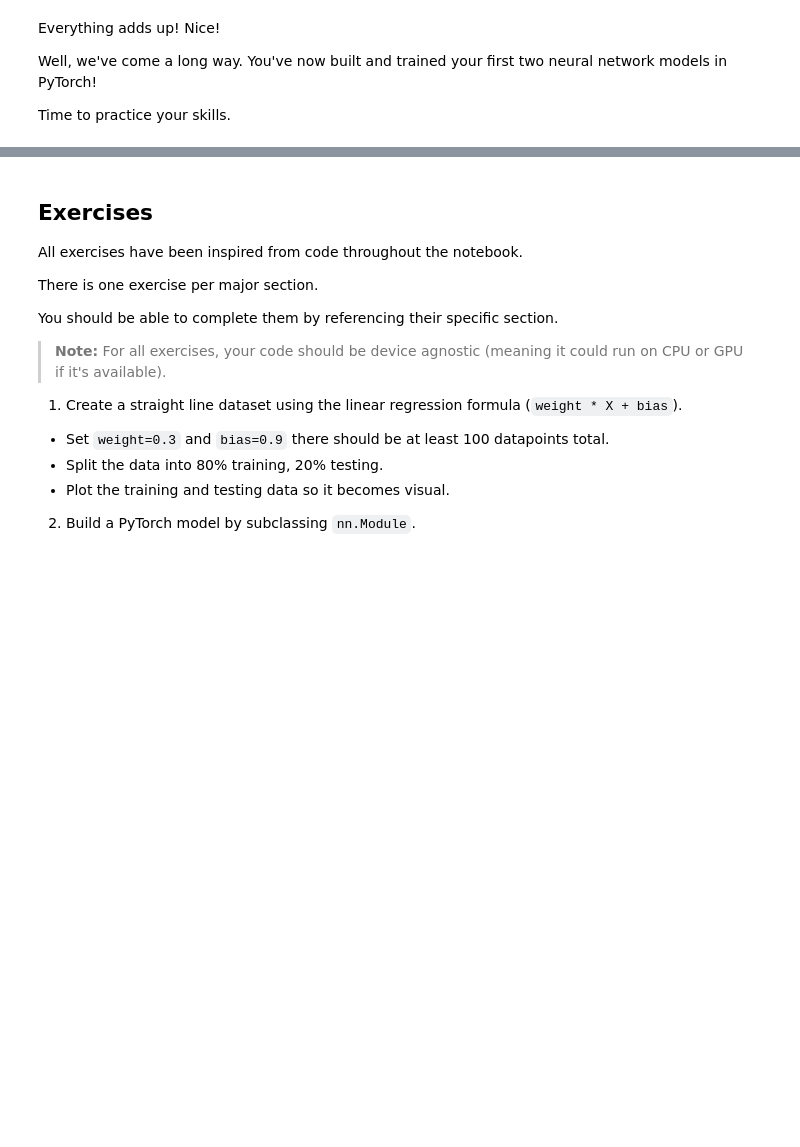
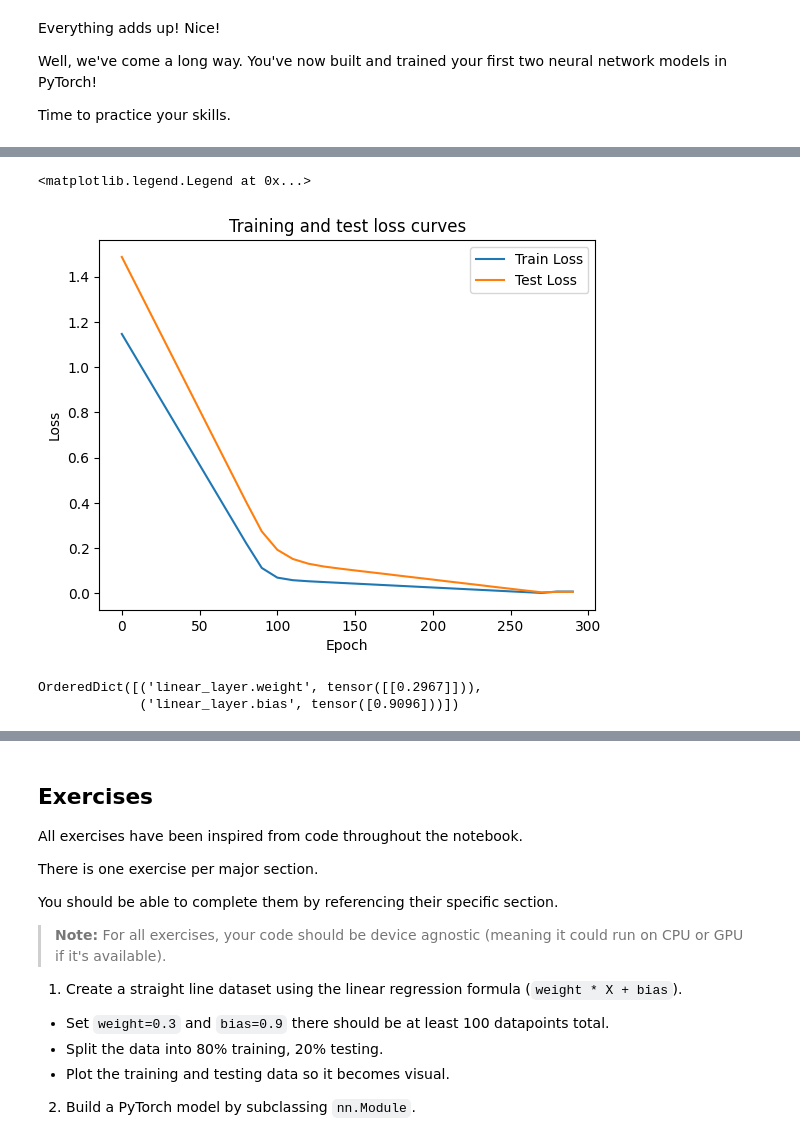
Before and after one commit to mattiscauwel/pytorch, a Jupyter notebook: 01_pytorch_workflow.ipynb, the cells around one changed output, grey strips where cells are left out. Cells and saved outputs as stored; diff of their text form; code cells hidden in the pictures; blank space fills up the shorter version.

```diff
--- a/01_pytorch_workflow.ipynb
+++ b/01_pytorch_workflow.ipynb
@@ -1196,0 +1281,28 @@ Time to practice your skills.
+# %%
+epochs = 300
+
+train_loss_values = []
+test_loss_values = []
+epoch_count = []
+
+for epoch in range(epochs):
+  # training
+  model.train()
+
+  y_pred = model(X_train)
+  loss = loss_fn(y_pred, y_train)
+  optimizer.zero_grad()
+  loss.backward()
+  optimizer.step()
+
+  model.eval()
+
+  with torch.inference_mode():
+    test_pred = model(X_test)
+    test_loss = loss_fn(test_pred, y_test)
+
+  if epoch % 10 == 0:
+    print(f"Epoch: {epoch} | Train loss: {loss} | Test loss: {test_loss}")
+    epoch_count.append(epoch)
+    train_loss_values.append(loss.detach().numpy())
+    test_loss_values.append(test_loss.detach().numpy())
@@ -1196,0 +1327,15 @@ Time to practice your skills.
+# %%
+plt.plot(epoch_count, train_loss_values, label="Train Loss")
+plt.plot(epoch_count, test_loss_values, label="Test Loss")
+plt.title("Training and test loss curves")
+plt.xlabel("Epoch")
+plt.ylabel("Loss")
+plt.legend()
+# %% [output]
+<matplotlib.legend.Legend at 0x...>
+[figure, added]
+# %%
+model.state_dict()
+# %% [output]
+OrderedDict([('linear_layer.weight', tensor([[0.2967]])),
+             ('linear_layer.bias', tensor([0.9096]))])
```
Also changed, not shown: parts of 22 cells of this notebook.
